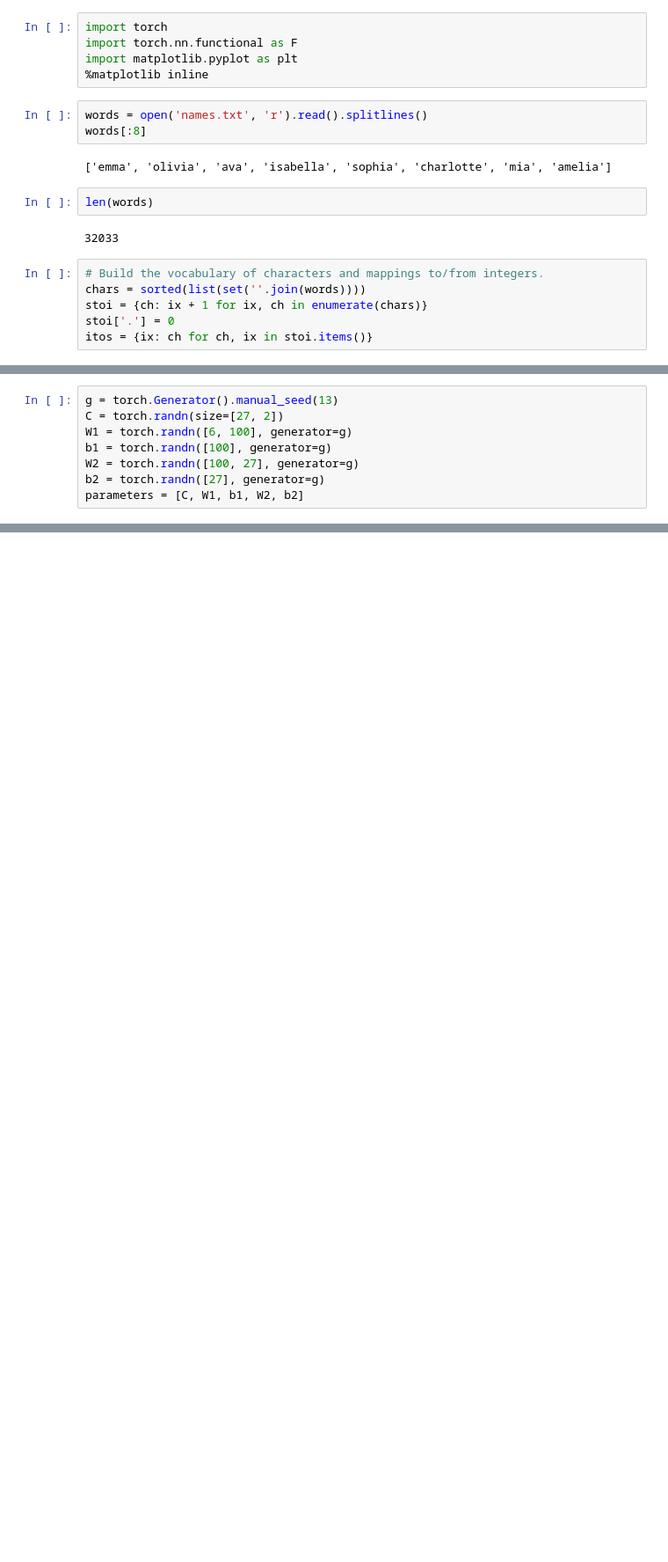
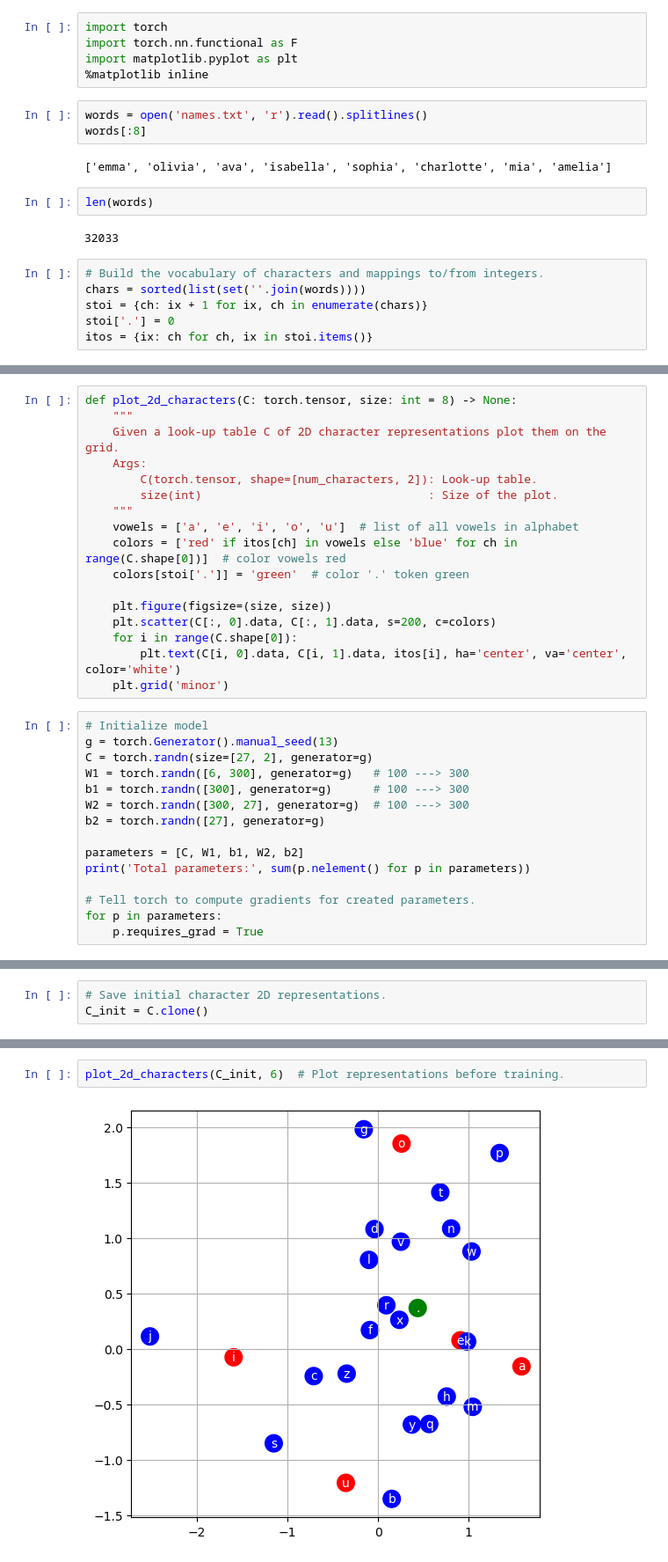
Before and after one commit to yarchickkk/makemore, a Jupyter notebook: mlp.ipynb, the cells around one changed output, grey strips where cells are left out. Shown at 88% size. Saved outputs shown, nothing was run; the diff lists cells and outputs as text; blank space fills up the shorter version.

```diff
--- a/mlp.ipynb
+++ b/mlp.ipynb
@@ -41,8 +59,32 @@ X.shape, Y.shape
+# %%
+def plot_2d_characters(C: torch.tensor, size: int = 8) -> None:
+    """
+    Given a look-up table C of 2D character representations plot them on the grid.
+    Args:
+        C(torch.tensor, shape=[num_characters, 2]): Look-up table.
+        size(int)                                 : Size of the plot.
+    """
+    vowels = ['a', 'e', 'i', 'o', 'u']  # list of all vowels in alphabet
+    colors = ['red' if itos[ch] in vowels else 'blue' for ch in range(C.shape[0])]  # color vowels red
+    colors[stoi['.']] = 'green'  # color '.' token green
+
+    plt.figure(figsize=(size, size))
+    plt.scatter(C[:, 0].data, C[:, 1].data, s=200, c=colors)
+    for i in range(C.shape[0]):
+        plt.text(C[i, 0].data, C[i, 1].data, itos[i], ha='center', va='center', color='white')
+    plt.grid('minor')
 # %%
+# Initialize model
 g = torch.Generator().manual_seed(13)
-C = torch.randn(size=[27, 2])
-W1 = torch.randn([6, 100], generator=g)
-b1 = torch.randn([100], generator=g)
-W2 = torch.randn([100, 27], generator=g)
+C = torch.randn(size=[27, 2], generator=g)
+W1 = torch.randn([6, 300], generator=g)   # 100 ---> 300
+b1 = torch.randn([300], generator=g)      # 100 ---> 300
+W2 = torch.randn([300, 27], generator=g)  # 100 ---> 300
 b2 = torch.randn([27], generator=g)
+
 parameters = [C, W1, b1, W2, b2]
+print('Total parameters:', sum(p.nelement() for p in parameters))
+
+# Tell torch to compute gradients for created parameters.
+for p in parameters:
+    p.requires_grad = True
@@ -56 +93,4 @@ for p in parameters:
+# %%
+# Save initial character 2D representations.
+C_init = C.clone()
 # %%
@@ -97,0 +155,4 @@ plt.plot(lri, lossi)
+# %%
+plot_2d_characters(C_init, 6)  # Plot representations before training.
+# %% [output]
+[figure, added]
```
Also changed, not shown: parts of 16 cells of this notebook.
